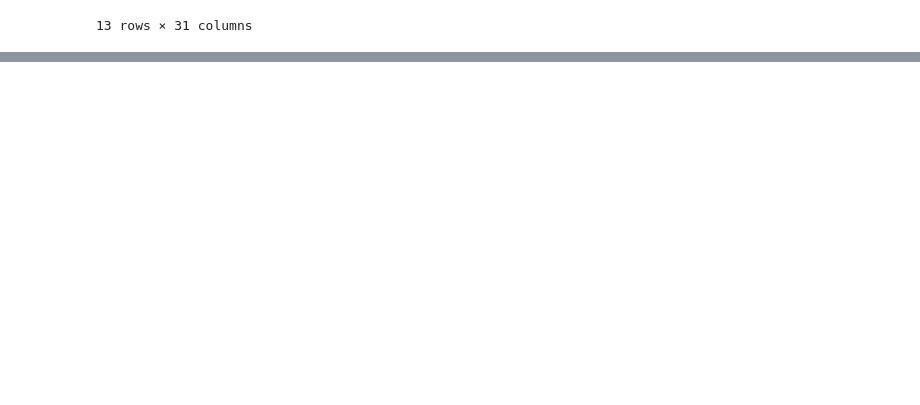
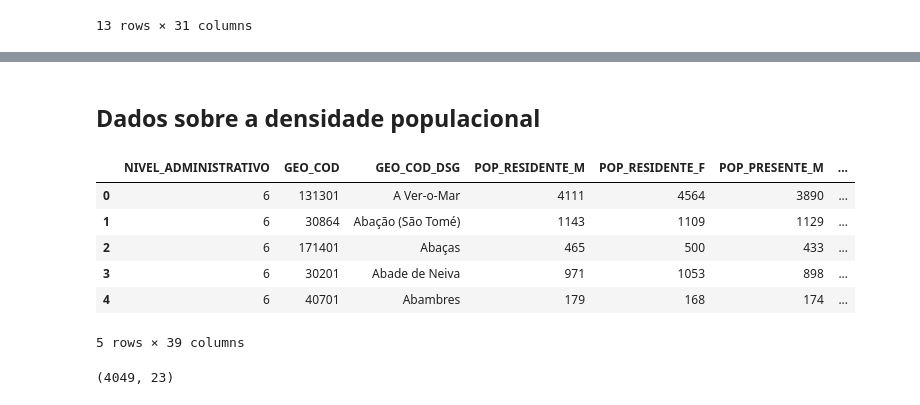
Before and after one commit to HSousapt/Neural-Networks---predicting-road-accidents, a Jupyter notebook: Untitled.ipynb, the cells around one changed output, grey strips where cells are left out. Cells and saved outputs as stored; diff of their text form; code cells hidden in the pictures; blank space fills up the shorter version.

```diff
--- a/Untitled.ipynb
+++ b/Untitled.ipynb
@@ -294,0 +295,25 @@ accidents.to_csv('Data/Processed/Processed_data1.csv')
+# %% [markdown]
+## Dados sobre a densidade populacional
+# %%
+population = pd.read_csv('data/População/dados_ine2.csv', sep =";")
+# %%
+population.head()
+# %% [output]
+|  | NIVEL_ADMINISTRATIVO | GEO_COD | GEO_COD_DSG | POP_RESIDENTE_M | POP_RESIDENTE_F | POP_PRESENTE_M | ... |
+| 0 | 6 | 131301 | A Ver-o-Mar | 4111 | 4564 | 3890 | ... |
+| 1 | 6 | 30864 | Abação (São Tomé) | 1143 | 1109 | 1129 | ... |
+| 2 | 6 | 171401 | Abaças | 465 | 500 | 433 | ... |
+| 3 | 6 | 30201 | Abade de Neiva | 971 | 1053 | 898 | ... |
+| 4 | 6 | 40701 | Abambres | 179 | 168 | 174 | ... |
+5 rows × 39 columns
+# %%
+drop_list = ['NIVEL_ADMINISTRATIVO', 'GEO_COD', 'GEO_COD_DSG', 'POP_EMPREGADA_M', 'POP_EMPREGADA_F', 'POP_DESEMPREGADA_M',
+             'POP_DESEMPREGADA_F', 'TAXA_DESEMPREGO_M', 'TAXA_DESEMPREGO_F', 'POP_EMPREGADA_SET_PRIMARIO', 'POP_EMPREGADA_SET_SECUNDARIO',
+             'POP_EMPREGADA_SET_TERCIARIO', 'POP_DESEMPREGADA_PROC_1_EMP_M', 'POP_DESEMPREGADA_PROC_1_EMP_F',
+             'POP_DESEMPREGADA_PROC_NOVO_EMP_M', 'POP_DESEMPREGADA_PROC_NOVO_EMP_F']
+
+population = population.drop(labels = drop_list, axis = 1)
+
+population.shape
+# %% [output]
+(4049, 23)
```
Also changed, not shown: parts of 5 cells of this notebook, 3 other files.
